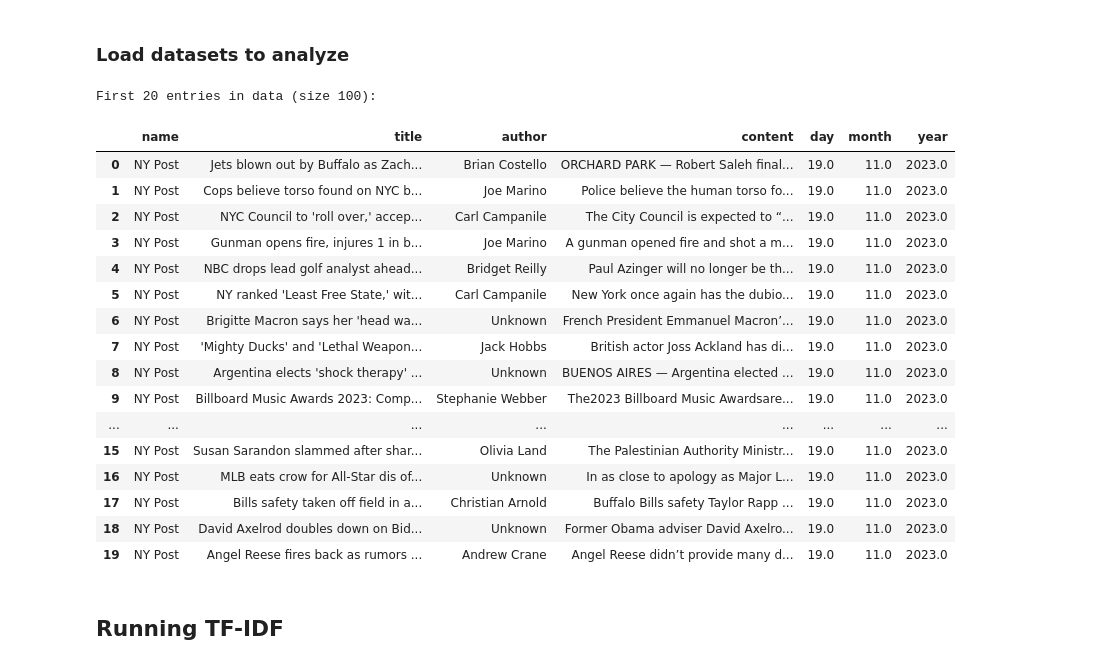
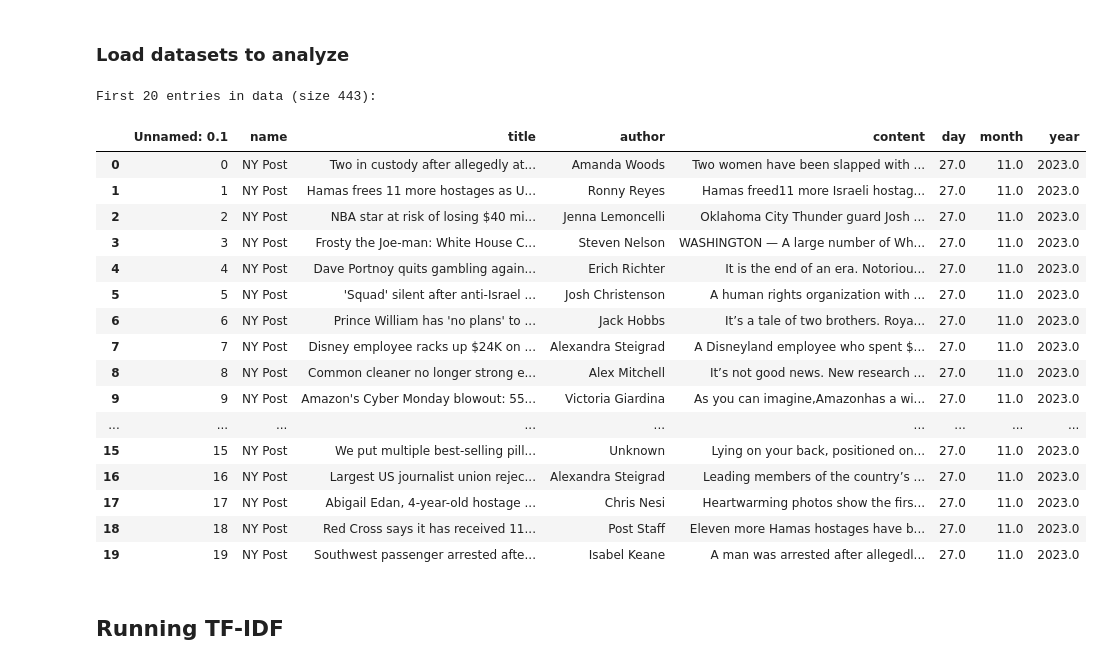
Before and after one commit to davidschep/NewsComparison, a Jupyter notebook: Jupyter_notebook_handin.ipynb, the cells around one changed output. Saved outputs shown, nothing was run; the diff lists cells and outputs as text; code cells hidden in the pictures.

```diff
--- a/Jupyter_notebook_handin.ipynb
+++ b/Jupyter_notebook_handin.ipynb
@@ -732,43 +732,44 @@ def generate_wordclouds(content_lowercase_dataframe, cluster_labels):
 ### Load datasets to analyze
 # %%
 # dataset_paths = [file for file in os.listdir("./data/") if file.endswith(('csv'))] # Select all available data files
-dataset_paths = ["scraping_data_filtered.csv"]
+# dataset_paths = ["scraping_data_filtered.csv"]
+dataset_paths = ["Monday_new_scraping_data_filtered.csv"]
 # dataset_paths = ["articles1.csv"]
 
 # Load data
 data_frames = []
 data = []
-DATA_LIMIT = 100 # how many items to load
+DATA_LIMIT = 500 # how many items to load
 for data_path in dataset_paths:
     data_frames.append(pd.read_csv(os.path.join('./data/', data_path)).head(DATA_LIMIT))
 data = pd.concat(data_frames)
 # print(type(data))
 # data['date'] = pd.to_datetime(data['date'],format='mixed')
 data = data.drop(['Unnamed: 0', 'date', 'url'], axis=1, errors='ignore')
 
 if len(data) > 0:
         # display dataframe header
         print("First 20 entries in data (size " + str(len(data)) + "):")
         display(data.head(20))
 # %% [output]
-First 20 entries in data (size 100):
+First 20 entries in data (size 443):
-|  | name | title | author | content | day | month | year |
-| 0 | NY Post | Jets blown out by Buffalo as Zach... | Brian Costello | ORCHARD PARK — Robert Saleh final... | 19.0 | 11.0 | 2023.0 |
-| 1 | NY Post | Cops believe torso found on NYC b... | Joe Marino | Police believe the human torso fo... | 19.0 | 11.0 | 2023.0 |
-| 2 | NY Post | NYC Council to 'roll over,' accep... | Carl Campanile | The City Council is expected to “... | 19.0 | 11.0 | 2023.0 |
-| 3 | NY Post | Gunman opens fire, injures 1 in b... | Joe Marino | A gunman opened fire and shot a m... | 19.0 | 11.0 | 2023.0 |
-| 4 | NY Post | NBC drops lead golf analyst ahead... | Bridget Reilly | Paul Azinger will no longer be th... | 19.0 | 11.0 | 2023.0 |
-| 5 | NY Post | NY ranked 'Least Free State,' wit... | Carl Campanile | New York once again has the dubio... | 19.0 | 11.0 | 2023.0 |
-| 6 | NY Post | Brigitte Macron says her 'head wa... | Unknown | French President Emmanuel Macron’... | 19.0 | 11.0 | 2023.0 |
-| 7 | NY Post | 'Mighty Ducks' and 'Lethal Weapon... | Jack Hobbs | British actor Joss Ackland has di... | 19.0 | 11.0 | 2023.0 |
-| 8 | NY Post | Argentina elects 'shock therapy' ... | Unknown | BUENOS AIRES — Argentina elected ... | 19.0 | 11.0 | 2023.0 |
-| 9 | NY Post | Billboard Music Awards 2023: Comp... | Stephanie Webber | The2023 Billboard Music Awardsare... | 19.0 | 11.0 | 2023.0 |
-| ... | ... | ... | ... | ... | ... | ... | ... |
-| 15 | NY Post | Susan Sarandon slammed after shar... | Olivia Land | The Palestinian Authority Ministr... | 19.0 | 11.0 | 2023.0 |
-| 16 | NY Post | MLB eats crow for All-Star dis of... | Unknown | In as close to apology as Major L... | 19.0 | 11.0 | 2023.0 |
-| 17 | NY Post | Bills safety taken off field in a... | Christian Arnold | Buffalo Bills safety Taylor Rapp ... | 19.0 | 11.0 | 2023.0 |
-| 18 | NY Post | David Axelrod doubles down on Bid... | Unknown | Former Obama adviser David Axelro... | 19.0 | 11.0 | 2023.0 |
-| 19 | NY Post | Angel Reese fires back as rumors ... | Andrew Crane | Angel Reese didn’t provide many d... | 19.0 | 11.0 | 2023.0 |
+|  | Unnamed: 0.1 | name | title | author | content | day | month | year |
+| 0 | 0 | NY Post | Two in custody after allegedly at... | Amanda Woods | Two women have been slapped with ... | 27.0 | 11.0 | 2023.0 |
+| 1 | 1 | NY Post | Hamas frees 11 more hostages as U... | Ronny Reyes | Hamas freed11 more Israeli hostag... | 27.0 | 11.0 | 2023.0 |
+| 2 | 2 | NY Post | NBA star at risk of losing $40 mi... | Jenna Lemoncelli | Oklahoma City Thunder guard Josh ... | 27.0 | 11.0 | 2023.0 |
+| 3 | 3 | NY Post | Frosty the Joe-man: White House C... | Steven Nelson | WASHINGTON — A large number of Wh... | 27.0 | 11.0 | 2023.0 |
+| 4 | 4 | NY Post | Dave Portnoy quits gambling again... | Erich Richter | It is the end of an era. Notoriou... | 27.0 | 11.0 | 2023.0 |
+| 5 | 5 | NY Post | 'Squad' silent after anti-Israel ... | Josh Christenson | A human rights organization with ... | 27.0 | 11.0 | 2023.0 |
+| 6 | 6 | NY Post | Prince William has 'no plans' to ... | Jack Hobbs | It’s a tale of two brothers. Roya... | 27.0 | 11.0 | 2023.0 |
+| 7 | 7 | NY Post | Disney employee racks up $24K on ... | Alexandra Steigrad | A Disneyland employee who spent $... | 27.0 | 11.0 | 2023.0 |
+| 8 | 8 | NY Post | Common cleaner no longer strong e... | Alex Mitchell | It’s not good news. New research ... | 27.0 | 11.0 | 2023.0 |
+| 9 | 9 | NY Post | Amazon's Cyber Monday blowout: 55... | Victoria Giardina | As you can imagine,Amazonhas a wi... | 27.0 | 11.0 | 2023.0 |
+| ... | ... | ... | ... | ... | ... | ... | ... | ... |
+| 15 | 15 | NY Post | We put multiple best-selling pill... | Unknown | Lying on your back, positioned on... | 27.0 | 11.0 | 2023.0 |
+| 16 | 16 | NY Post | Largest US journalist union rejec... | Alexandra Steigrad | Leading members of the country’s ... | 27.0 | 11.0 | 2023.0 |
+| 17 | 17 | NY Post | Abigail Edan, 4-year-old hostage ... | Chris Nesi | Heartwarming photos show the firs... | 27.0 | 11.0 | 2023.0 |
+| 18 | 18 | NY Post | Red Cross says it has received 11... | Post Staff | Eleven more Hamas hostages have b... | 27.0 | 11.0 | 2023.0 |
+| 19 | 19 | NY Post | Southwest passenger arrested afte... | Isabel Keane | A man was arrested after allegedl... | 27.0 | 11.0 | 2023.0 |
 # %% [markdown]
 ## Running TF-IDF
 # %% [markdown]
```
Also changed, not shown: parts of 6 cells of this notebook, 2 other files.
